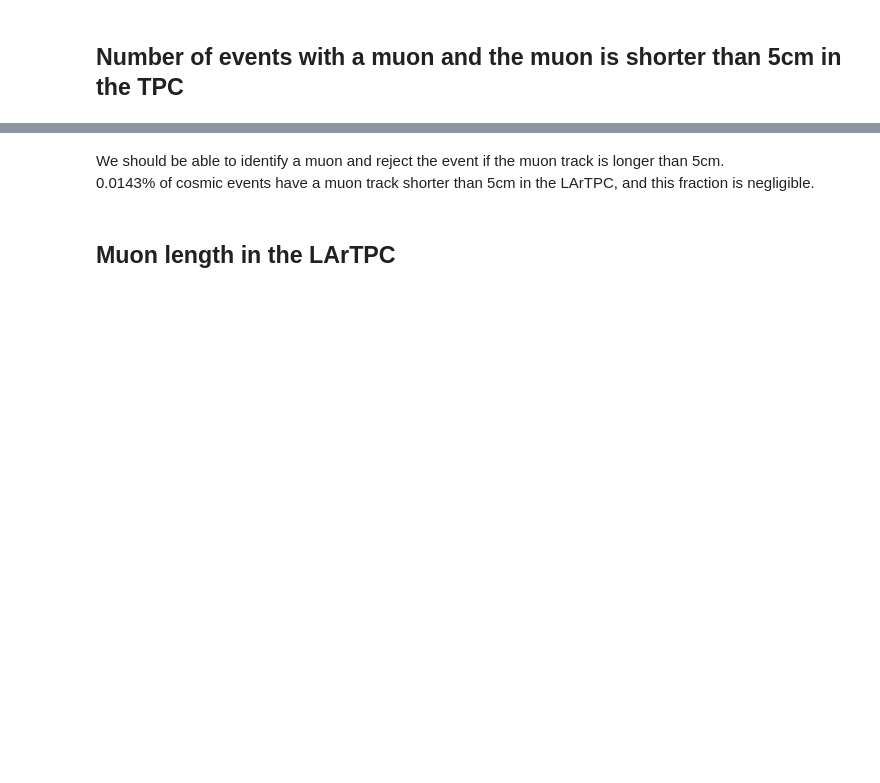
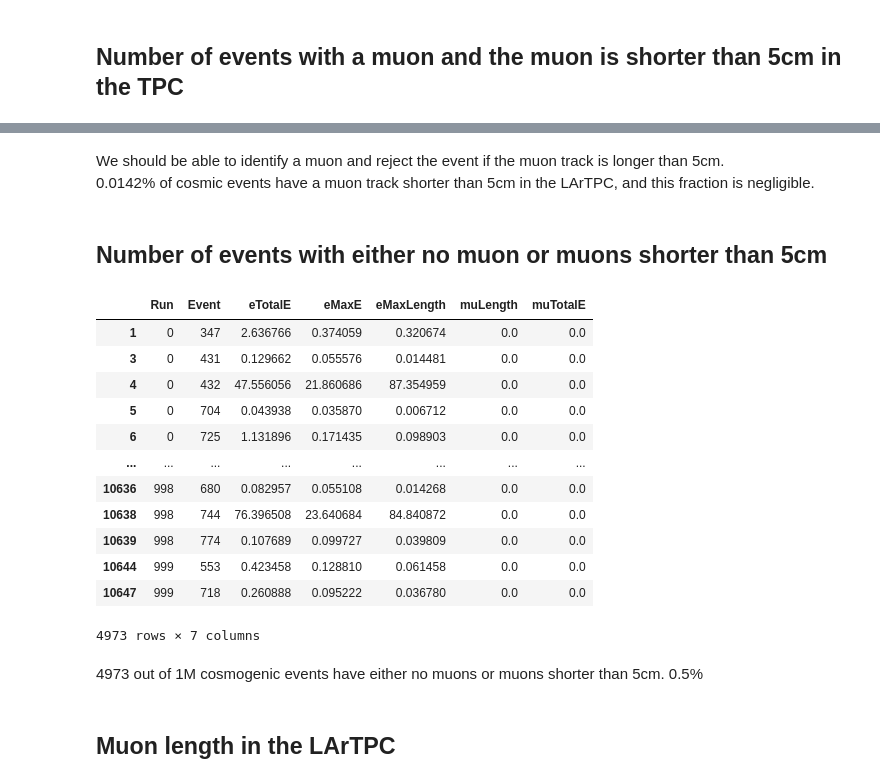
Before and after one commit to yuntsebaryon/SimpleCosmics, a Jupyter notebook: G4Analysis/checkEvtEnergy.ipynb, the cells around one changed output, grey strips where cells are left out. Saved outputs shown, nothing was run; the diff lists cells and outputs as text; code cells hidden in the pictures; blank space fills up the shorter version.

```diff
--- a/G4Analysis/checkEvtEnergy.ipynb
+++ b/G4Analysis/checkEvtEnergy.ipynb
@@ -65,6 +67,26 @@ df[(df.muLength<50)&(df.muLength>0)]
 # %% [markdown]
 We should be able to identify a muon and reject the event if the muon track is longer than 5cm. \
-0.0143% of cosmic events have a muon track shorter than 5cm in the LArTPC, and this fraction is negligible.
+0.0142% of cosmic events have a muon track shorter than 5cm in the LArTPC, and this fraction is negligible.
+# %% [markdown]
+## Number of events with either no muon or muons shorter than 5cm
+# %%
+df[(df.muLength<50)]
+# %% [output]
+|  | Run | Event | eTotalE | eMaxE | eMaxLength | muLength | muTotalE |
+| 1 | 0 | 347 | 2.636766 | 0.374059 | 0.320674 | 0.0 | 0.0 |
+| 3 | 0 | 431 | 0.129662 | 0.055576 | 0.014481 | 0.0 | 0.0 |
+| 4 | 0 | 432 | 47.556056 | 21.860686 | 87.354959 | 0.0 | 0.0 |
+| 5 | 0 | 704 | 0.043938 | 0.035870 | 0.006712 | 0.0 | 0.0 |
+| 6 | 0 | 725 | 1.131896 | 0.171435 | 0.098903 | 0.0 | 0.0 |
+| ... | ... | ... | ... | ... | ... | ... | ... |
+| 10636 | 998 | 680 | 0.082957 | 0.055108 | 0.014268 | 0.0 | 0.0 |
+| 10638 | 998 | 744 | 76.396508 | 23.640684 | 84.840872 | 0.0 | 0.0 |
+| 10639 | 998 | 774 | 0.107689 | 0.099727 | 0.039809 | 0.0 | 0.0 |
+| 10644 | 999 | 553 | 0.423458 | 0.128810 | 0.061458 | 0.0 | 0.0 |
+| 10647 | 999 | 718 | 0.260888 | 0.095222 | 0.036780 | 0.0 | 0.0 |
+4973 rows × 7 columns
+# %% [markdown]
+4973 out of 1M cosmogenic events have either no muons or muons shorter than 5cm.  0.5%
 # %% [markdown]
 ## Muon length in the LArTPC
 # %%
```
Also changed, not shown: parts of 4 cells of this notebook, 2 other files.
